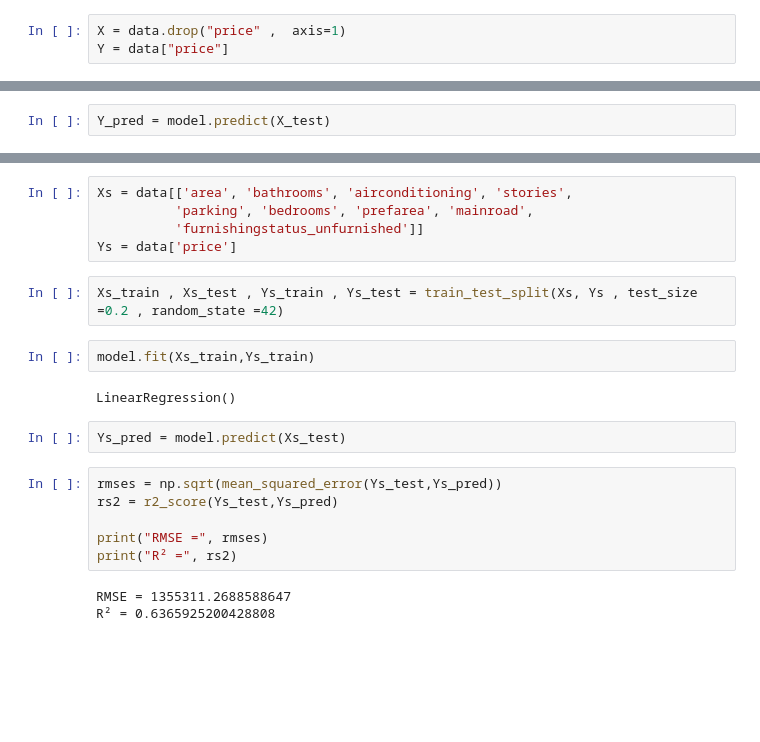
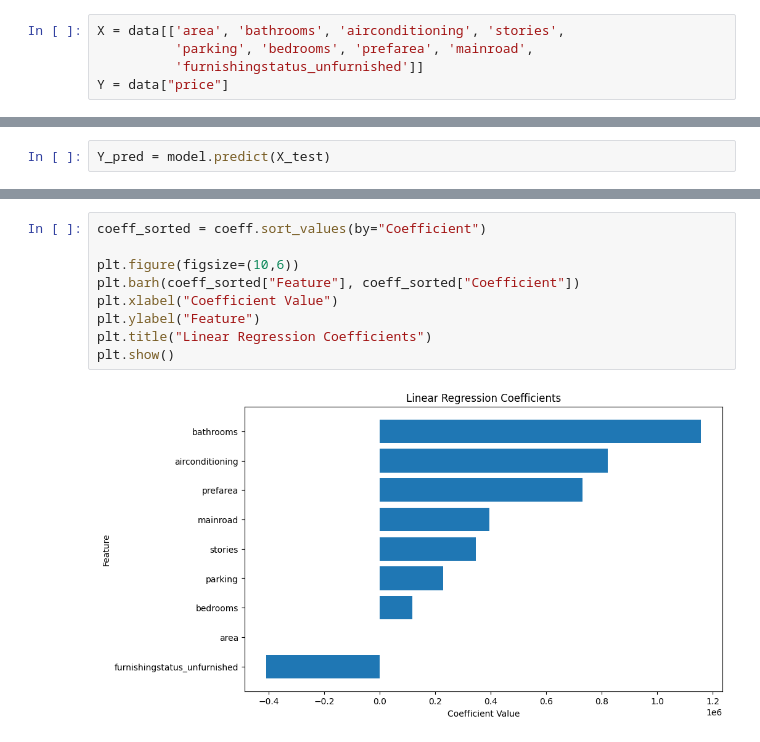
Before and after one commit to waadsadek05/Syntecxhup_week1, a Jupyter notebook: week1/Syntecxhup_House Price Prediction.ipynb, the cells around one changed output, grey strips where cells are left out. Drawn from its saved outputs; the diff is of its cells as text; blank space fills up the shorter version.

```diff
--- a/week1/Syntecxhup_House Price Prediction.ipynb
+++ b/week1/Syntecxhup_House Price Prediction.ipynb
@@ -78,7 +78,9 @@ plt.show()
 # %% [output]
 [figure]
 # %%
-X = data.drop("price" ,  axis=1)
+X = data[['area', 'bathrooms', 'airconditioning', 'stories',
+          'parking', 'bedrooms', 'prefarea', 'mainroad',
+          'furnishingstatus_unfurnished']]
 Y = data["price"]
 # %%
 X_train , X_test , Y_train , Y_test = train_test_split(X, Y , test_size =0.2 , random_state =42)
@@ -123,22 +121,11 @@ print(coeff)
-# %%
-Xs = data[['area', 'bathrooms', 'airconditioning', 'stories',
-          'parking', 'bedrooms', 'prefarea', 'mainroad',
-          'furnishingstatus_unfurnished']]
-Ys = data['price']
-# %%
-Xs_train , Xs_test , Ys_train , Ys_test = train_test_split(Xs, Ys , test_size =0.2 , random_state =42)
-# %%
-model.fit(Xs_train,Ys_train)
-# %% [output]
-LinearRegression()
-# %%
-Ys_pred = model.predict(Xs_test)
-# %%
-rmses = np.sqrt(mean_squared_error(Ys_test,Ys_pred))
-rs2 = r2_score(Ys_test,Ys_pred)
-
-print("RMSE =", rmses)
-print("R² =", rs2)
-# %% [output]
-RMSE = 1355311.2688588647
-R² = 0.6365925200428808
+# %%
+coeff_sorted = coeff.sort_values(by="Coefficient")
+
+plt.figure(figsize=(10,6))
+plt.barh(coeff_sorted["Feature"], coeff_sorted["Coefficient"])
+plt.xlabel("Coefficient Value")
+plt.ylabel("Feature")
+plt.title("Linear Regression Coefficients")
+plt.show()
+# %% [output]
+[figure, added]
```
Also changed, not shown: parts of 2 cells of this notebook.
